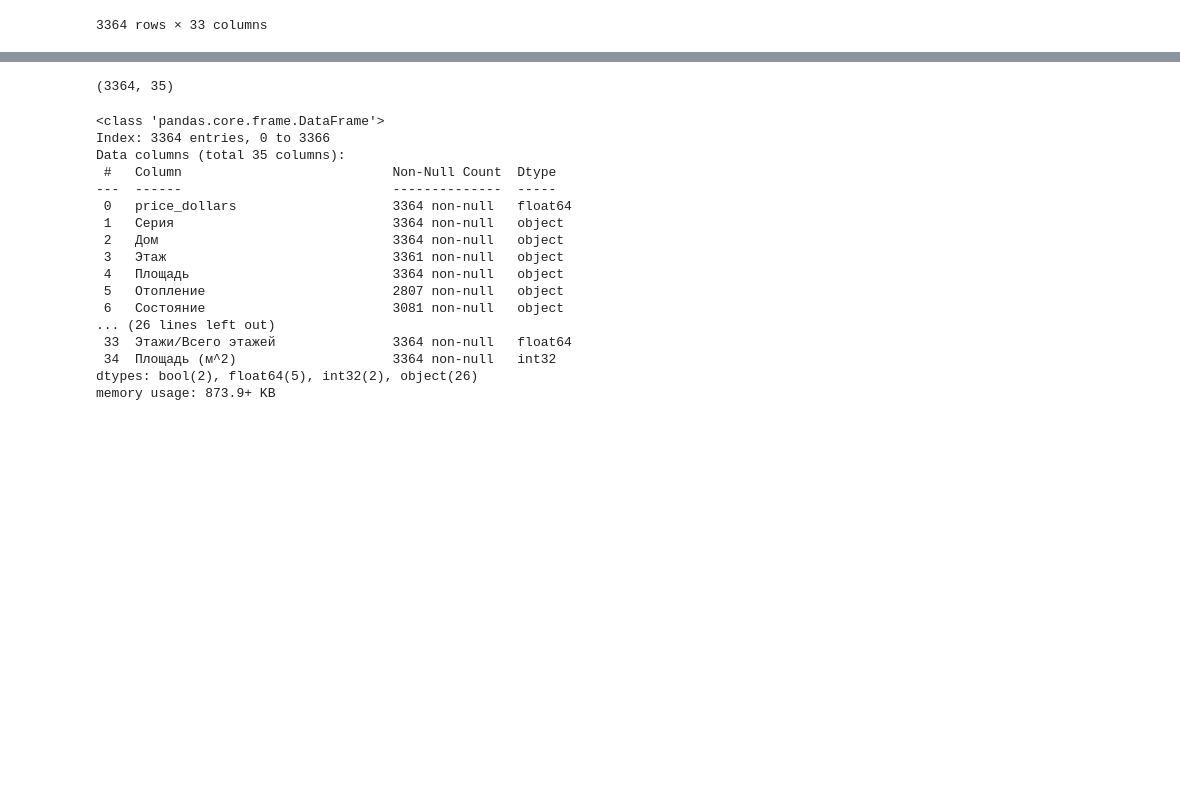
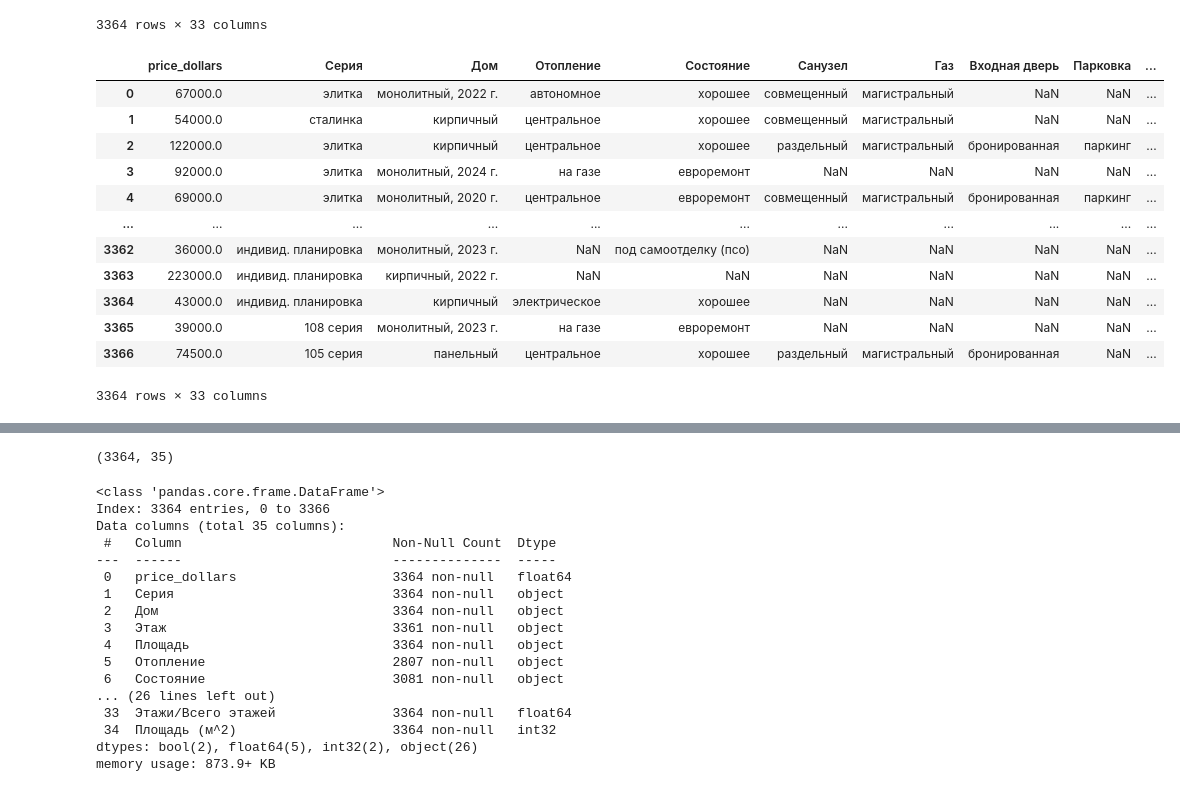
Before and after one commit to bbzet/predicting_the_cost_appartment, a Jupyter notebook: data_preprocessing.ipynb, the cells around one changed output, grey strips where cells are left out. Cells and saved outputs as stored; diff of their text form; code cells hidden in the pictures; blank space fills up the shorter version.

```diff
--- a/data_preprocessing.ipynb
+++ b/data_preprocessing.ipynb
@@ -237,16 +237,32 @@ df
 # %%
 def extract_floor_info(text):
     if pd.isna(text):
         return None
     try:
         floor, total_floors = map(int, text.split(' этаж из '))
         return floor, total_floors
     except ValueError:
         return None
 
 df[['Этажи', 'Всего этажей']] = df['Этаж'].apply(lambda x: pd.Series(extract_floor_info(x)))
 
-df['Этажи/Всего этажей'] = df['Этажи'] / df['Всего этажей']
+df['Этажи/Всего этажей'] = round(df['Этажи'] / df['Всего этажей'], 2)
 df['Этажи/Всего этажей'].fillna(df['Этажи/Всего этажей'].median(), inplace=True)
 df.drop(columns=['Этажи', 'Всего этажей'], inplace=True)
 df['Этажи/Всего этажей'].fillna(df['Этажи/Всего этажей'].median(), inplace=True)
+df['Площадь (м^2)'] = df['Площадь'].str.extract(r'(\d+)').astype(int)
+df.drop(columns=['Площадь', 'Этаж'])
+# %% [output]
+|  | price_dollars | Серия | Дом | Отопление | Состояние | Санузел | Газ | Входная дверь | Парковка | ... |
+| 0 | 67000.0 | элитка | монолитный, 2022 г. | автономное | хорошее | совмещенный | магистральный | NaN | NaN | ... |
+| 1 | 54000.0 | сталинка | кирпичный | центральное | хорошее | совмещенный | магистральный | NaN | NaN | ... |
+| 2 | 122000.0 | элитка | кирпичный | центральное | хорошее | раздельный | магистральный | бронированная | паркинг | ... |
+| 3 | 92000.0 | элитка | монолитный, 2024 г. | на газе | евроремонт | NaN | NaN | NaN | NaN | ... |
+| 4 | 69000.0 | элитка | монолитный, 2020 г. | центральное | евроремонт | совмещенный | магистральный | бронированная | паркинг | ... |
+| ... | ... | ... | ... | ... | ... | ... | ... | ... | ... | ... |
+| 3362 | 36000.0 | индивид. планировка | монолитный, 2023 г. | NaN | под самоотделку (псо) | NaN | NaN | NaN | NaN | ... |
+| 3363 | 223000.0 | индивид. планировка | кирпичный, 2022 г. | NaN | NaN | NaN | NaN | NaN | NaN | ... |
+| 3364 | 43000.0 | индивид. планировка | кирпичный | электрическое | хорошее | NaN | NaN | NaN | NaN | ... |
+| 3365 | 39000.0 | 108 серия | монолитный, 2023 г. | на газе | евроремонт | NaN | NaN | NaN | NaN | ... |
+| 3366 | 74500.0 | 105 серия | панельный | центральное | хорошее | раздельный | магистральный | бронированная | NaN | ... |
+3364 rows × 33 columns
```
Also changed, not shown: parts of 16 cells of this notebook, 1 other file.
